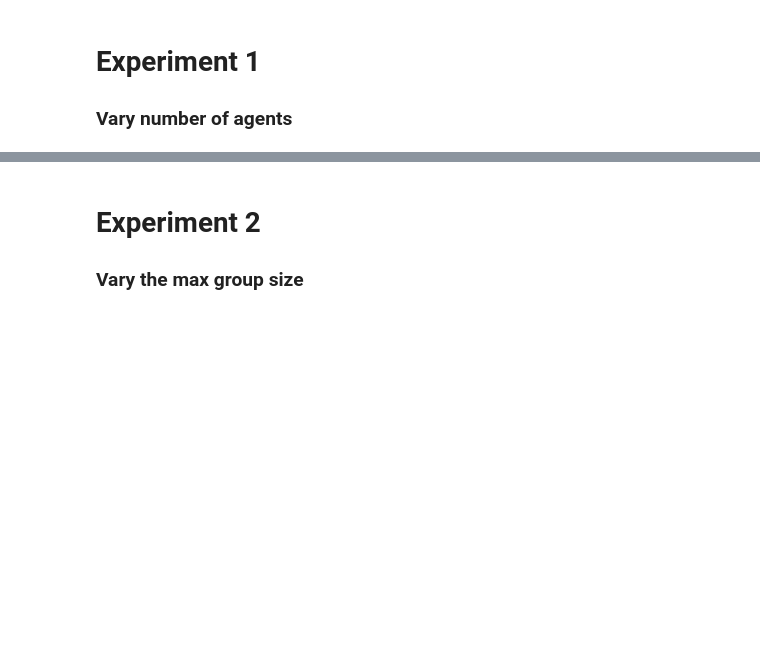
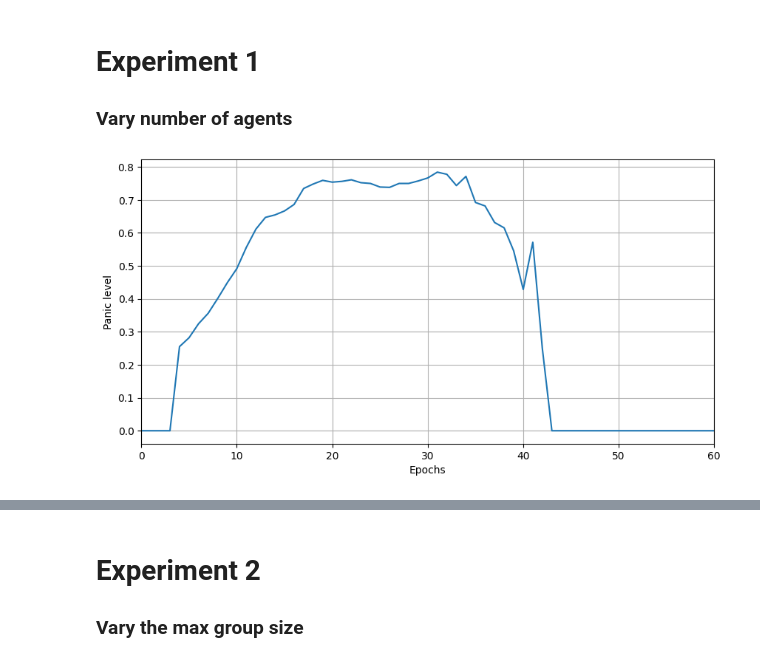
Before and after one commit to jelfes/EvacuationABM, a Jupyter notebook: batch_experiment.ipynb, the cells around one changed output, grey strips where cells are left out. Drawn from its saved outputs; the diff is of its cells as text; code cells hidden in the pictures; blank space fills up the shorter version.

```diff
--- a/batch_experiment.ipynb
+++ b/batch_experiment.ipynb
@@ -15,3 +15,39 @@ num_agents_cv = np.arange(100, 1000, 10)
 max_group_size = 5
 num_repetitions = 100
 max_iter = 1000
+# %%
+
+model_params = {
+    "N": 200,
+    "width": 10,
+    "height": 10,
+    "min_group_size": 1,
+    "max_group_size": max_group_size,
+    "resilience": 3,
+    "mean_radius": 0.5,
+}
+
+model = PanicModel(**model_params)
+
+
+for j in range(num_repetitions):
+    for i in range(max_iter):
+        model.step()
+
+        if not len(model.schedule.agents):
+            break
+
+
+
+model_data = model.datacollector.get_model_vars_dataframe()
+
+fig, ax = plt.subplots(figsize=(10, 5))
+
+ax.set_xlabel("Epochs")
+ax.set_ylabel("Panic level")
+ax.set_xlim((0, 60))
+
+plt.plot(model_data.panic)
+plt.grid()
+# %% [output]
+[figure, added]
```
Also changed, not shown: parts of 15 cells of this notebook, 1 other file.
